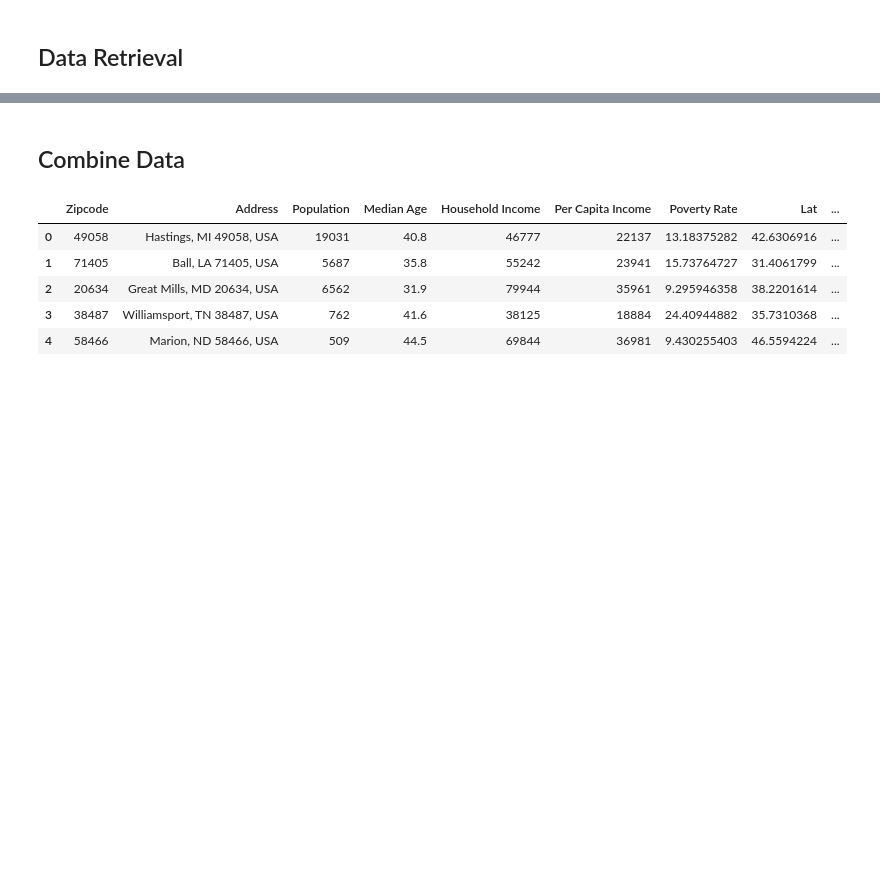
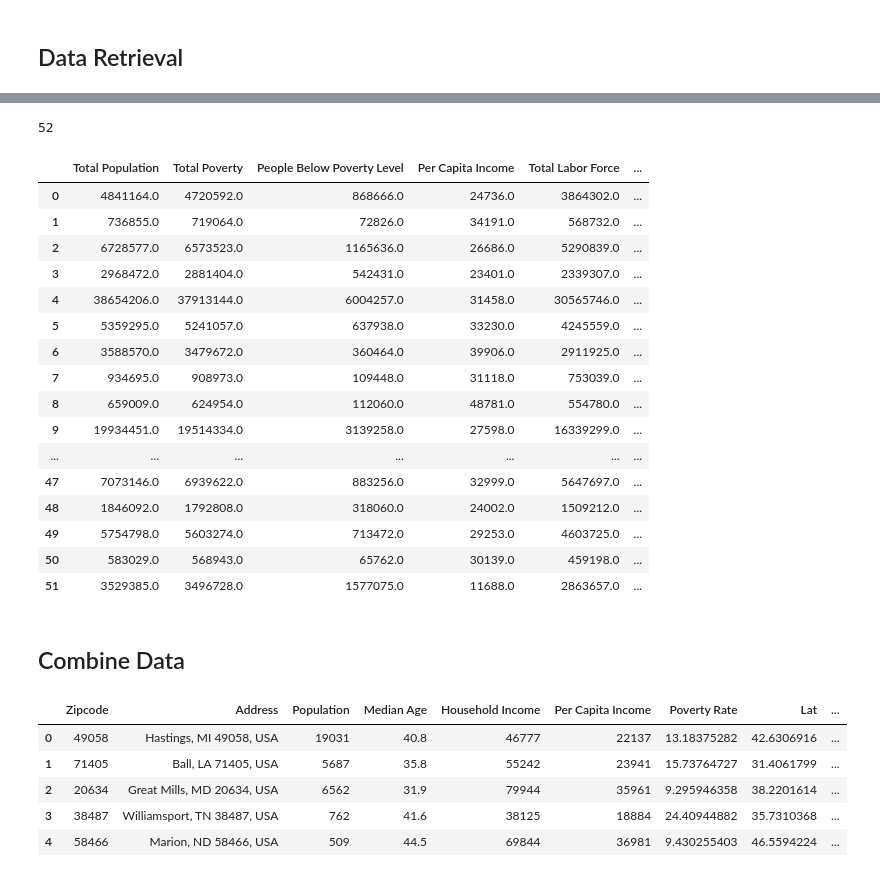
Before and after one commit to brian-e-haley/Mental_health_US, a Jupyter notebook: Resources/Census_Data/Census_Data.ipynb, the cells around one changed output, grey strips where cells are left out. Drawn from its saved outputs; the diff is of its cells as text; code cells hidden in the pictures; blank space fills up the shorter version.

```diff
--- a/Resources/Census_Data/Census_Data.ipynb
+++ b/Resources/Census_Data/Census_Data.ipynb
@@ -13,8 +13,8 @@ import numpy as np
 import pandas as pd
 import requests
 import time
-from us import states
+import us
 
 
 # Census API Key
-c = Census(census_key, year=2013)
+c = Census(census_key, year=2016)
@@ -57,3 +89,26 @@ census_pd.head()
+# %%
+# Visualize
+print(len(census_pd))
+census_pd
+# %% [output]
+52
+|  | Total Population | Total Poverty | People Below Poverty Level | Per Capita Income | Total Labor Force | ... |
+| 0 | 4841164.0 | 4720592.0 | 868666.0 | 24736.0 | 3864302.0 | ... |
+| 1 | 736855.0 | 719064.0 | 72826.0 | 34191.0 | 568732.0 | ... |
+| 2 | 6728577.0 | 6573523.0 | 1165636.0 | 26686.0 | 5290839.0 | ... |
+| 3 | 2968472.0 | 2881404.0 | 542431.0 | 23401.0 | 2339307.0 | ... |
+| 4 | 38654206.0 | 37913144.0 | 6004257.0 | 31458.0 | 30565746.0 | ... |
+| 5 | 5359295.0 | 5241057.0 | 637938.0 | 33230.0 | 4245559.0 | ... |
+| 6 | 3588570.0 | 3479672.0 | 360464.0 | 39906.0 | 2911925.0 | ... |
+| 7 | 934695.0 | 908973.0 | 109448.0 | 31118.0 | 753039.0 | ... |
+| 8 | 659009.0 | 624954.0 | 112060.0 | 48781.0 | 554780.0 | ... |
+| 9 | 19934451.0 | 19514334.0 | 3139258.0 | 27598.0 | 16339299.0 | ... |
+| ... | ... | ... | ... | ... | ... | ... |
+| 47 | 7073146.0 | 6939622.0 | 883256.0 | 32999.0 | 5647697.0 | ... |
+| 48 | 1846092.0 | 1792808.0 | 318060.0 | 24002.0 | 1509212.0 | ... |
+| 49 | 5754798.0 | 5603274.0 | 713472.0 | 29253.0 | 4603725.0 | ... |
+| 50 | 583029.0 | 568943.0 | 65762.0 | 30139.0 | 459198.0 | ... |
+| 51 | 3529385.0 | 3496728.0 | 1577075.0 | 11688.0 | 2863657.0 | ... |
 # %% [markdown]
 ## Combine Data
 # %%
```
Also changed, not shown: parts of 3 cells of this notebook, 1 other file.
